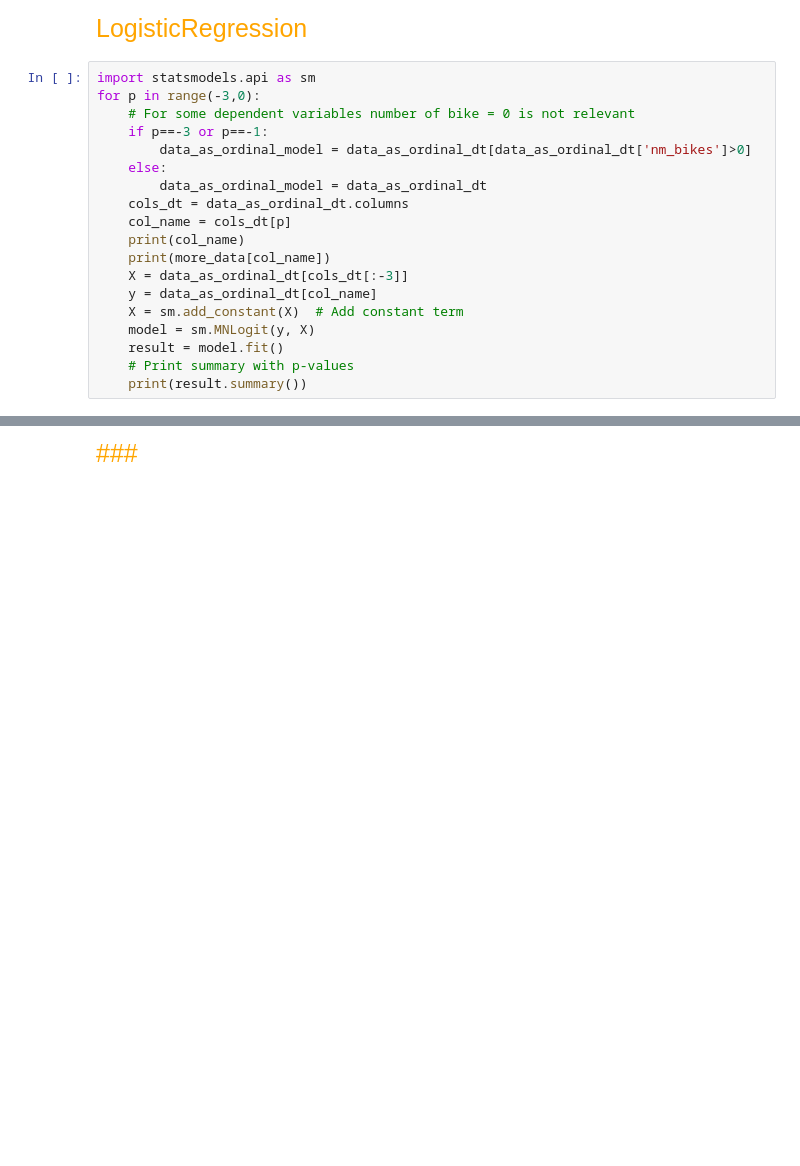
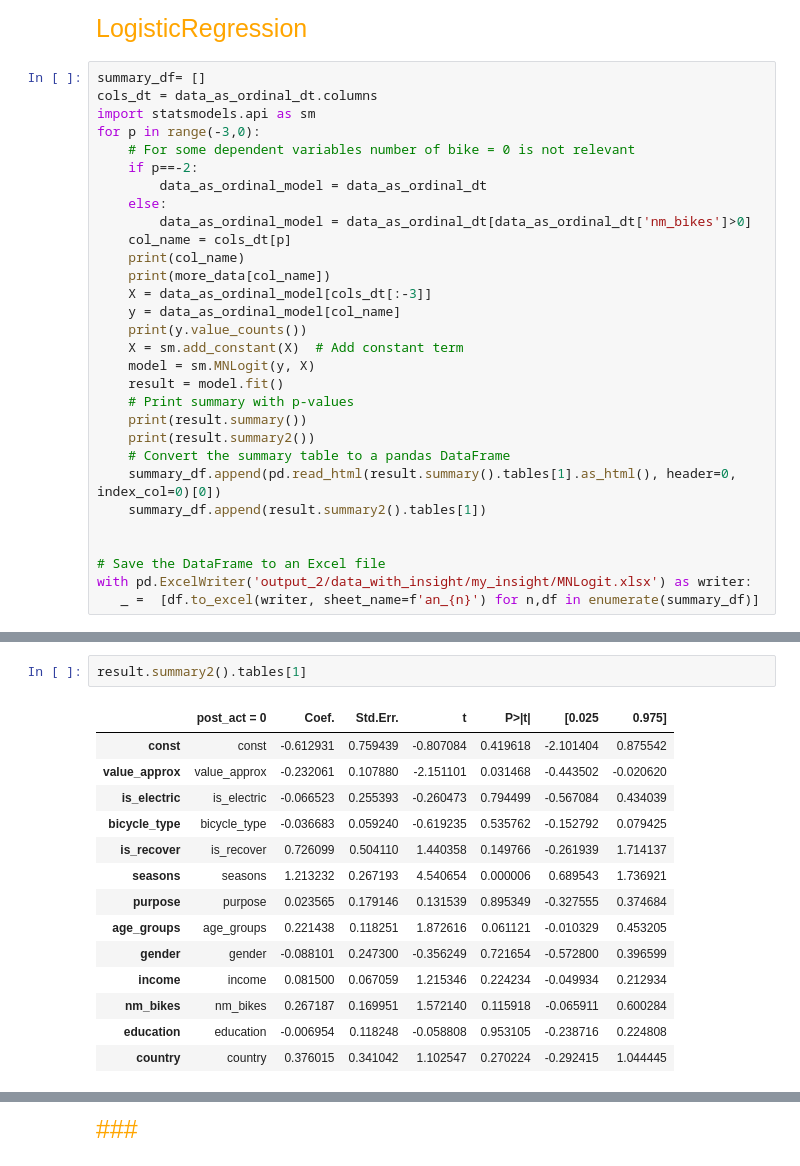
Before and after one commit to achic19/Biketheft, a Jupyter notebook: python/notebooks/paper_2_notebook/advanced_analysis.ipynb, the cells around one changed output, grey strips where cells are left out. Drawn from its saved outputs; the diff is of its cells as text; blank space fills up the shorter version.

```diff
--- a/python/notebooks/paper_2_notebook/advanced_analysis.ipynb
+++ b/python/notebooks/paper_2_notebook/advanced_analysis.ipynb
@@ -357,24 +357,35 @@ more_data
 # %% [markdown]
 <span style="color:orange;font-size: 25px">LogisticRegression</span>
 # %%
+summary_df= []
+cols_dt = data_as_ordinal_dt.columns
 import statsmodels.api as sm
 for p in range(-3,0):
     # For some dependent variables number of bike = 0 is not relevant
-    if p==-3 or p==-1:
+    if p==-2:
+        data_as_ordinal_model = data_as_ordinal_dt
+    else:
         data_as_ordinal_model = data_as_ordinal_dt[data_as_ordinal_dt['nm_bikes']>0]
-    else:
-        data_as_ordinal_model = data_as_ordinal_dt
-    cols_dt = data_as_ordinal_dt.columns
     col_name = cols_dt[p]
     print(col_name)
     print(more_data[col_name])
-    X = data_as_ordinal_dt[cols_dt[:-3]]
-    y = data_as_ordinal_dt[col_name]
+    X = data_as_ordinal_model[cols_dt[:-3]]
+    y = data_as_ordinal_model[col_name]
+    print(y.value_counts())
     X = sm.add_constant(X)  # Add constant term
     model = sm.MNLogit(y, X)
     result = model.fit()
     # Print summary with p-values
     print(result.summary())
+    print(result.summary2())
+    # Convert the summary table to a pandas DataFrame
+    summary_df.append(pd.read_html(result.summary().tables[1].as_html(), header=0, index_col=0)[0])
+    summary_df.append(result.summary2().tables[1])
+
+
+# Save the DataFrame to an Excel file
+with pd.ExcelWriter('output_2/data_with_insight/my_insight/MNLogit.xlsx') as writer:
+   _ =  [df.to_excel(writer, sheet_name=f'an_{n}') for n,df in enumerate(summary_df)]
 # %% [output]
 is_replaced
 [['\u200bYes, and I replaced it with exactly what was stolen or something more expensive', 'Yes, but the replacement was something cheaper', 'No'], False]
@@ -435,0 +427,17 @@ country: 0.1405
+# %%
+result.summary2().tables[1]
+# %% [output]
+|  | post_act = 0 | Coef. | Std.Err. | t | P>|t| | [0.025 | 0.975] |
+| const | const | -0.612931 | 0.759439 | -0.807084 | 0.419618 | -2.101404 | 0.875542 |
+| value_approx | value_approx | -0.232061 | 0.107880 | -2.151101 | 0.031468 | -0.443502 | -0.020620 |
+| is_electric | is_electric | -0.066523 | 0.255393 | -0.260473 | 0.794499 | -0.567084 | 0.434039 |
+| bicycle_type | bicycle_type | -0.036683 | 0.059240 | -0.619235 | 0.535762 | -0.152792 | 0.079425 |
+| is_recover | is_recover | 0.726099 | 0.504110 | 1.440358 | 0.149766 | -0.261939 | 1.714137 |
+| seasons | seasons | 1.213232 | 0.267193 | 4.540654 | 0.000006 | 0.689543 | 1.736921 |
+| purpose | purpose | 0.023565 | 0.179146 | 0.131539 | 0.895349 | -0.327555 | 0.374684 |
+| age_groups | age_groups | 0.221438 | 0.118251 | 1.872616 | 0.061121 | -0.010329 | 0.453205 |
+| gender | gender | -0.088101 | 0.247300 | -0.356249 | 0.721654 | -0.572800 | 0.396599 |
+| income | income | 0.081500 | 0.067059 | 1.215346 | 0.224234 | -0.049934 | 0.212934 |
+| nm_bikes | nm_bikes | 0.267187 | 0.169951 | 1.572140 | 0.115918 | -0.065911 | 0.600284 |
+| education | education | -0.006954 | 0.118248 | -0.058808 | 0.953105 | -0.238716 | 0.224808 |
+| country | country | 0.376015 | 0.341042 | 1.102547 | 0.270224 | -0.292415 | 1.044445 |
```
Also changed, not shown: parts of 7 cells of this notebook.
